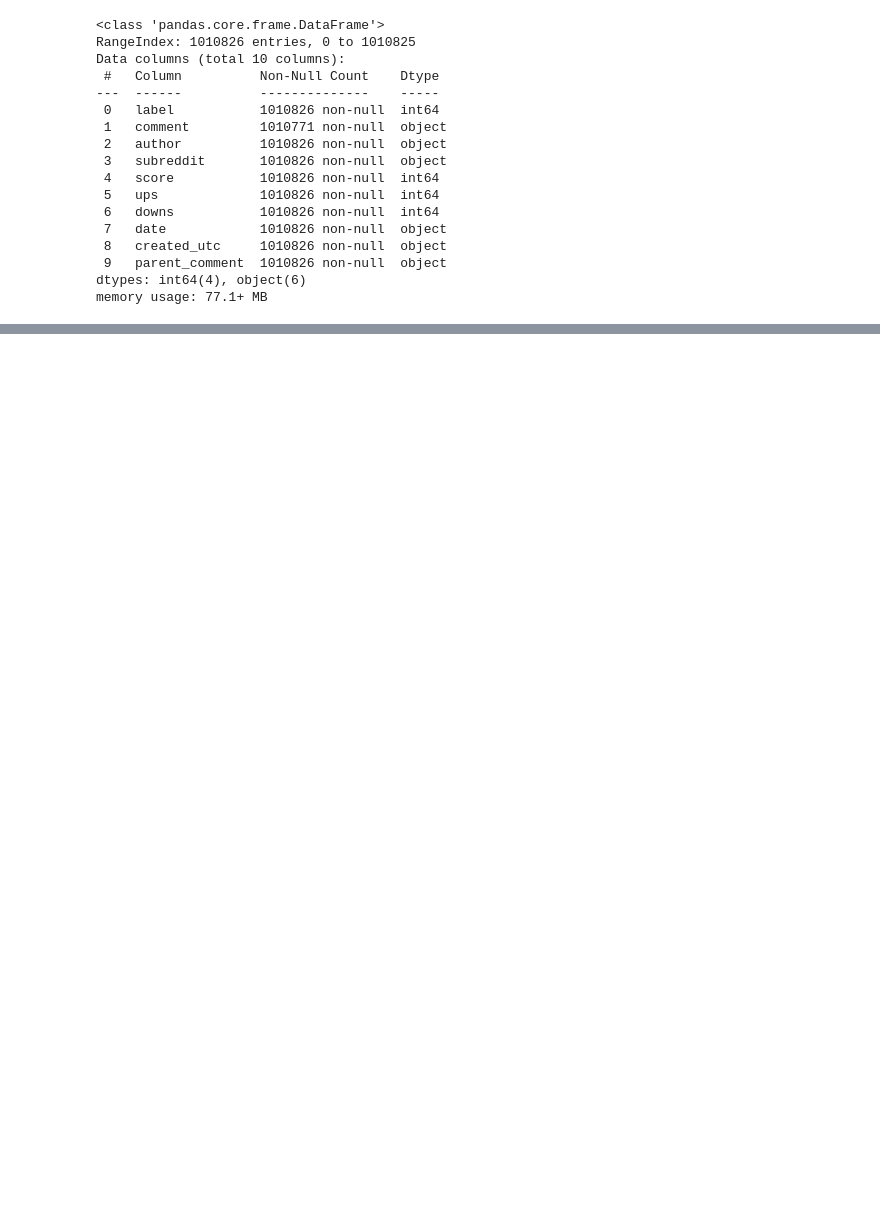
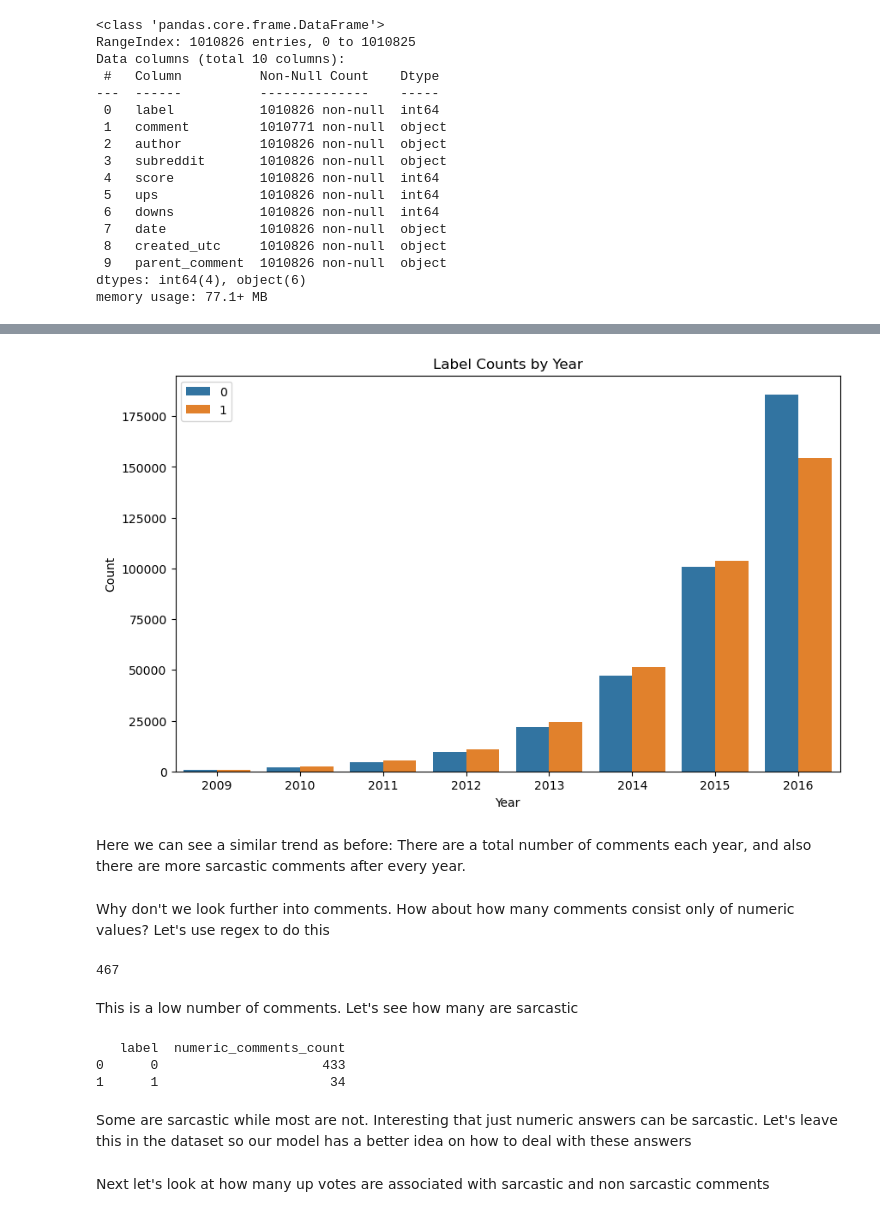
Before and after one commit to Loki-Data/Capstone-Project, a Jupyter notebook: Capstone_1.ipynb, the cells around one changed output, grey strips where cells are left out. Drawn from its saved outputs; the diff is of its cells as text; code cells hidden in the pictures; blank space fills up the shorter version.

```diff
--- a/Capstone_1.ipynb
+++ b/Capstone_1.ipynb
@@ -72,0 +121,3 @@ Name: count, dtype: int64
+# %%
+df = df.drop(columns=['author'])
+df.head()
@@ -72,0 +133,3 @@ Name: count, dtype: int64
+# %%
+df['year'] = df['date'].dt.year
+df['year'].value_counts()
@@ -72,0 +177,4 @@ Name: count, dtype: int64
+# %%
+percentile_75 = df[(df['ups'] < 4) & (df['score'] < 5)]
+
+percentile_75.describe().round(2)
@@ -72,0 +204,4 @@ Name: count, dtype: int64
+# %%
+percentile_75['year'] = percentile_75['date'].dt.year
+label_per_year = percentile_75.groupby(['year', 'label']).size().reset_index(name='count')
+label_per_year
@@ -72,0 +231,41 @@ Name: count, dtype: int64
+# %%
+plt.figure(figsize=(10, 6))
+sns.barplot(x='year', y='count', hue='label', data=label_per_year)
+plt.xlabel('Year')
+plt.ylabel('Count')
+plt.title('Label Counts by Year')
+plt.legend()
+plt.show()
+# %% [output]
+[figure, added]
+# %% [markdown]
+Here we can see a similar trend as before: There are a total number of comments each year, and also there are more sarcastic comments after every year.
+# %% [markdown]
+Why don't we look further into comments. How about how many comments consist only of numeric values? Let's use regex to do this
+# %%
+numeric_comments_mask = percentile_75['comment'].str.match(r'^\d+$')
+
+# Here we use the mask to filter the dataframe and count the occurrences
+numeric_comments_count = numeric_comments_mask.sum()
+
+numeric_comments_count
+# %% [output]
+467
+# %% [markdown]
+This is a low number of comments. Let's see how many are sarcastic
+# %%
+numeric_comments_mask = percentile_75['comment'].str.match(r'^\d+$')
+
+# Group by 'label' and count the occurrences of True in each group
+numeric_comments_count_by_label = percentile_75.groupby('label')['comment'].apply(lambda x: (x.str.match(r'^\d+$')).sum()).reset_index(name='numeric_comments_count')
+
+# Display the result
+print(numeric_comments_count_by_label)
+# %% [output]
+   label  numeric_comments_count
+0      0                     433
+1      1                      34
+# %% [markdown]
+Some are sarcastic while most are not. Interesting that just numeric answers can be sarcastic. Let's leave this in the dataset so our model has a better idea on how to deal with these answers
+# %% [markdown]
+Next let's look at how many up votes are associated with sarcastic and non sarcastic comments
```
Also changed, not shown: parts of 54 cells of this notebook.
